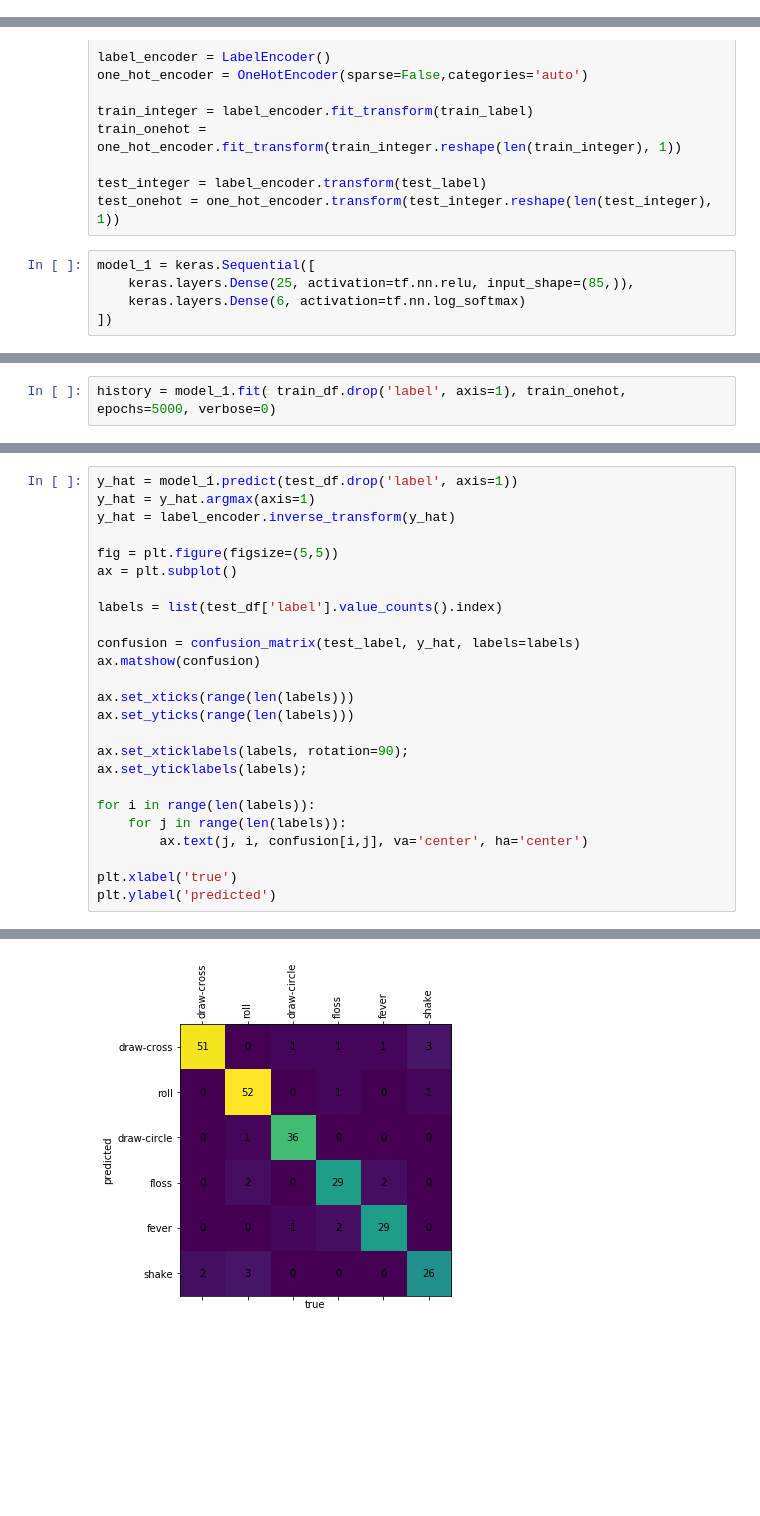
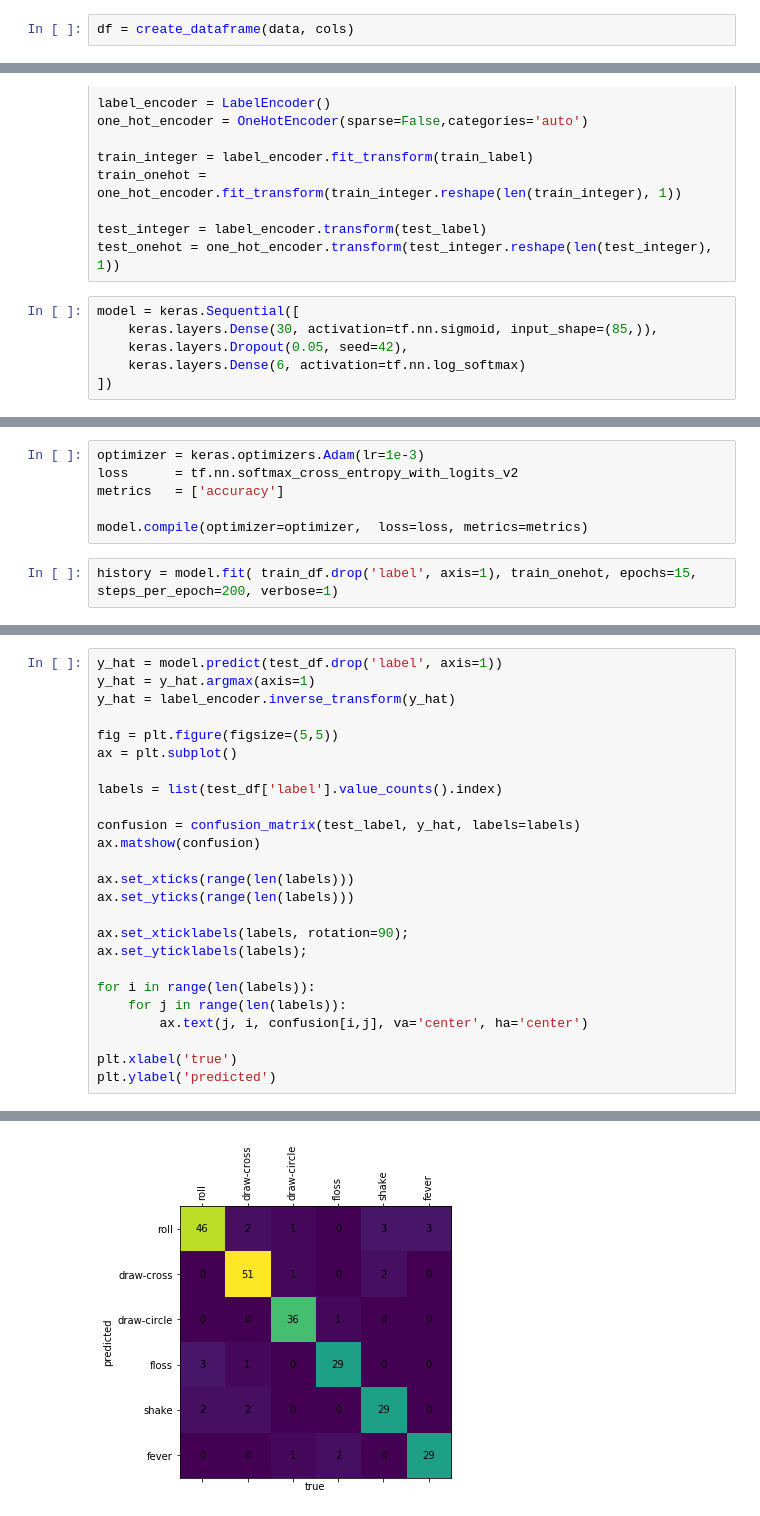
Before and after one commit to rhdemo/2019-demo4-ai, a Jupyter notebook: v4_Gesture_Recognition_Training.ipynb, the cells around one changed output, grey strips where cells are left out. Saved outputs shown, nothing was run; the diff lists cells and outputs as text; blank space fills up the shorter version.

```diff
--- a/v4_Gesture_Recognition_Training.ipynb
+++ b/v4_Gesture_Recognition_Training.ipynb
@@ -246,3 +252,5 @@ df['label'] = label_list
+# %%
+df = create_dataframe(data, cols)
 # %%
 df.iloc[0]
 # %% [output]
@@ -338,7 +346,8 @@ train_onehot = one_hot_encoder.fit_transform(train_integer.reshape(len(train_int
 test_integer = label_encoder.transform(test_label)
 test_onehot = one_hot_encoder.transform(test_integer.reshape(len(test_integer), 1))
 # %%
-model_1 = keras.Sequential([
-    keras.layers.Dense(25, activation=tf.nn.relu, input_shape=(85,)),
+model = keras.Sequential([
+    keras.layers.Dense(30, activation=tf.nn.sigmoid, input_shape=(85,)),
+    keras.layers.Dropout(0.05, seed=42),
     keras.layers.Dense(6, activation=tf.nn.log_softmax)
 ])
@@ -350,2 +361,8 @@ model_1.compile(optimizer=adm,
+# %%
+optimizer = keras.optimizers.Adam(lr=1e-3)
+loss      = tf.nn.softmax_cross_entropy_with_logits_v2
+metrics   = ['accuracy']
+
+model.compile(optimizer=optimizer,  loss=loss, metrics=metrics)
 # %%
-history = model_1.fit( train_df.drop('label', axis=1), train_onehot, epochs=5000, verbose=0)
+history = model.fit( train_df.drop('label', axis=1), train_onehot, epochs=15, steps_per_epoch=200, verbose=1)
@@ -359,31 +394,31 @@ Test accuracy: 0.9139344252523829
 # %%
-y_hat = model_1.predict(test_df.drop('label', axis=1))
+y_hat = model.predict(test_df.drop('label', axis=1))
 y_hat = y_hat.argmax(axis=1)
 y_hat = label_encoder.inverse_transform(y_hat)
 
 fig = plt.figure(figsize=(5,5))
 ax = plt.subplot()
 
 labels = list(test_df['label'].value_counts().index)
 
 confusion = confusion_matrix(test_label, y_hat, labels=labels)
 ax.matshow(confusion)
 
 ax.set_xticks(range(len(labels)))
 ax.set_yticks(range(len(labels)))
 
 ax.set_xticklabels(labels, rotation=90);
 ax.set_yticklabels(labels);
 
 for i in range(len(labels)):
     for j in range(len(labels)):
         ax.text(j, i, confusion[i,j], va='center', ha='center')
 
 plt.xlabel('true')
 plt.ylabel('predicted')
 # %% [output]
 Text(0, 0.5, 'predicted')
-[figure, old version]
+[figure, new version]
 # %%
 print(classification_report(test_label, y_hat, labels=labels))
 # %% [output]
```
Also changed, not shown: parts of 25 cells of this notebook, 27 other files.
